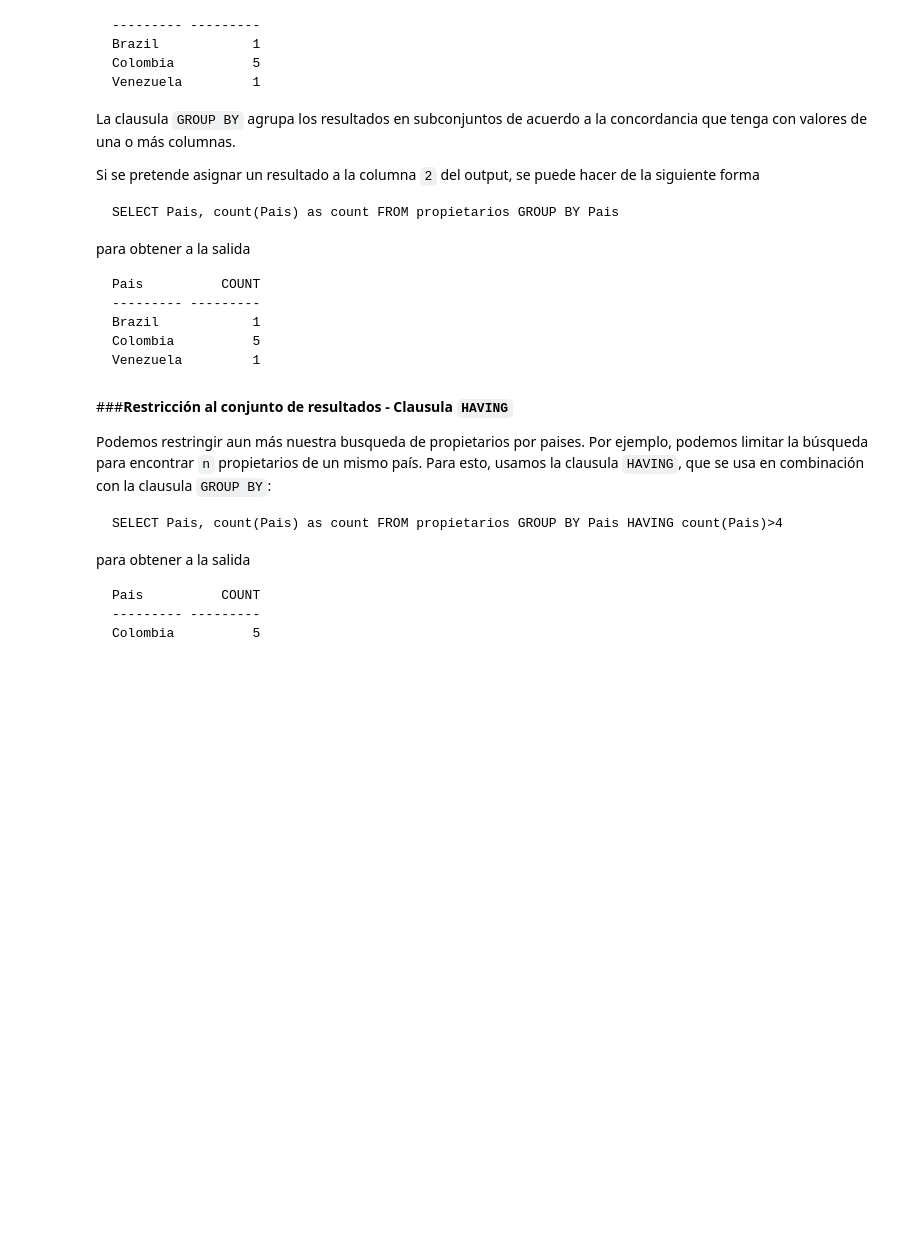
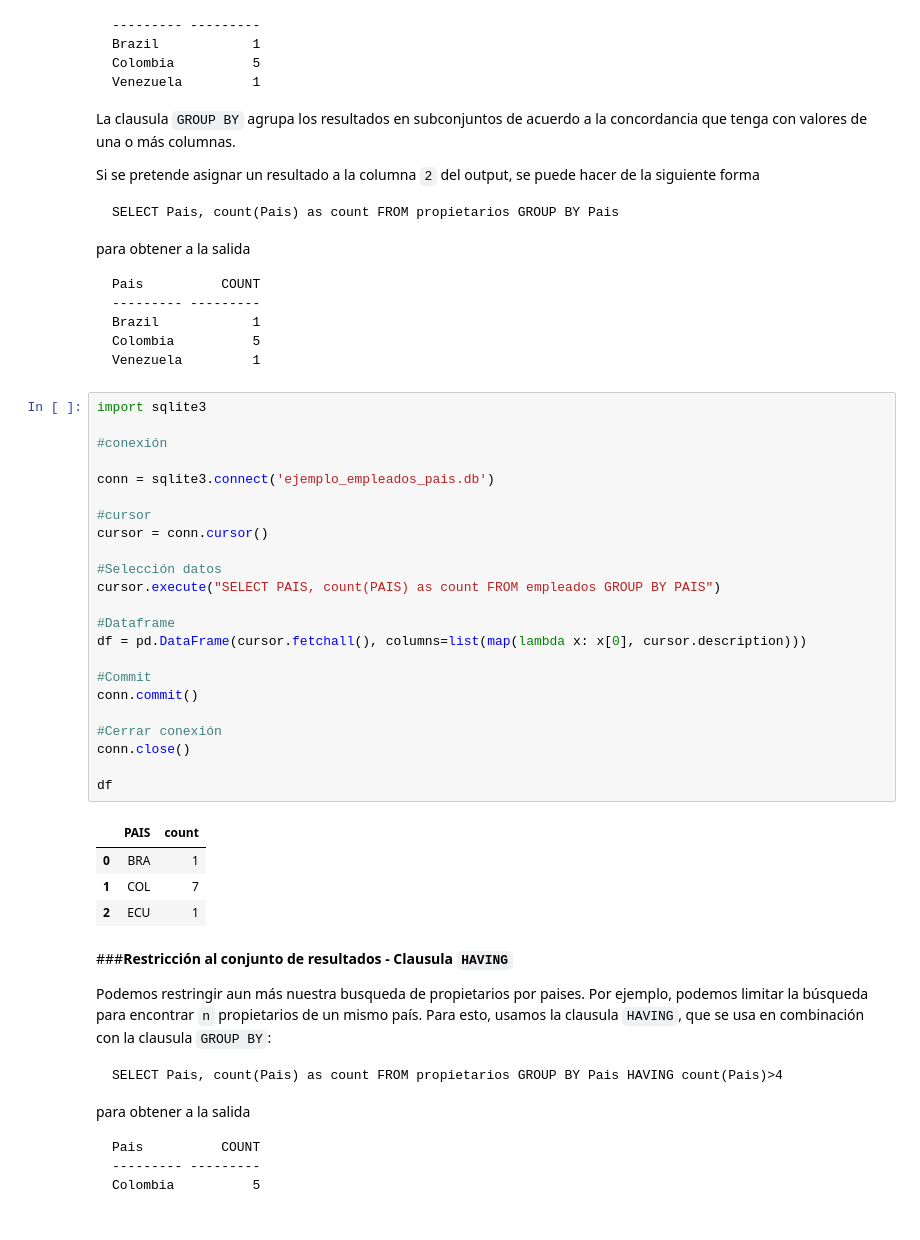
Before and after one commit to ssanchezgoe/python_db, a Jupyter notebook: SQL_RDB_101_ssanchez.ipynb, the cells around one changed output. Cells and saved outputs as stored; diff of their text form; blank space fills up the shorter version.

````diff
--- a/SQL_RDB_101_ssanchez.ipynb
+++ b/SQL_RDB_101_ssanchez.ipynb
@@ -1300,6 +1540,34 @@ Brazil            1
 Colombia          5
 Venezuela         1
 ```
+# %%
+import sqlite3
+
+#conexión
+
+conn = sqlite3.connect('ejemplo_empleados_pais.db')
+
+#cursor
+cursor = conn.cursor()
+
+#Selección datos
+cursor.execute("SELECT PAIS, count(PAIS) as count FROM empleados GROUP BY PAIS")
+
+#Dataframe
+df = pd.DataFrame(cursor.fetchall(), columns=list(map(lambda x: x[0], cursor.description)))
+
+#Commit
+conn.commit()
+
+#Cerrar conexión
+conn.close()
+
+df
+# %% [output]
+|  | PAIS | count |
+| 0 | BRA | 1 |
+| 1 | COL | 7 |
+| 2 | ECU | 1 |
 # %% [markdown]
 ###**Restricción al conjunto de resultados - Clausula `HAVING`**
 
````
Also changed, not shown: parts of 15 cells of this notebook.
